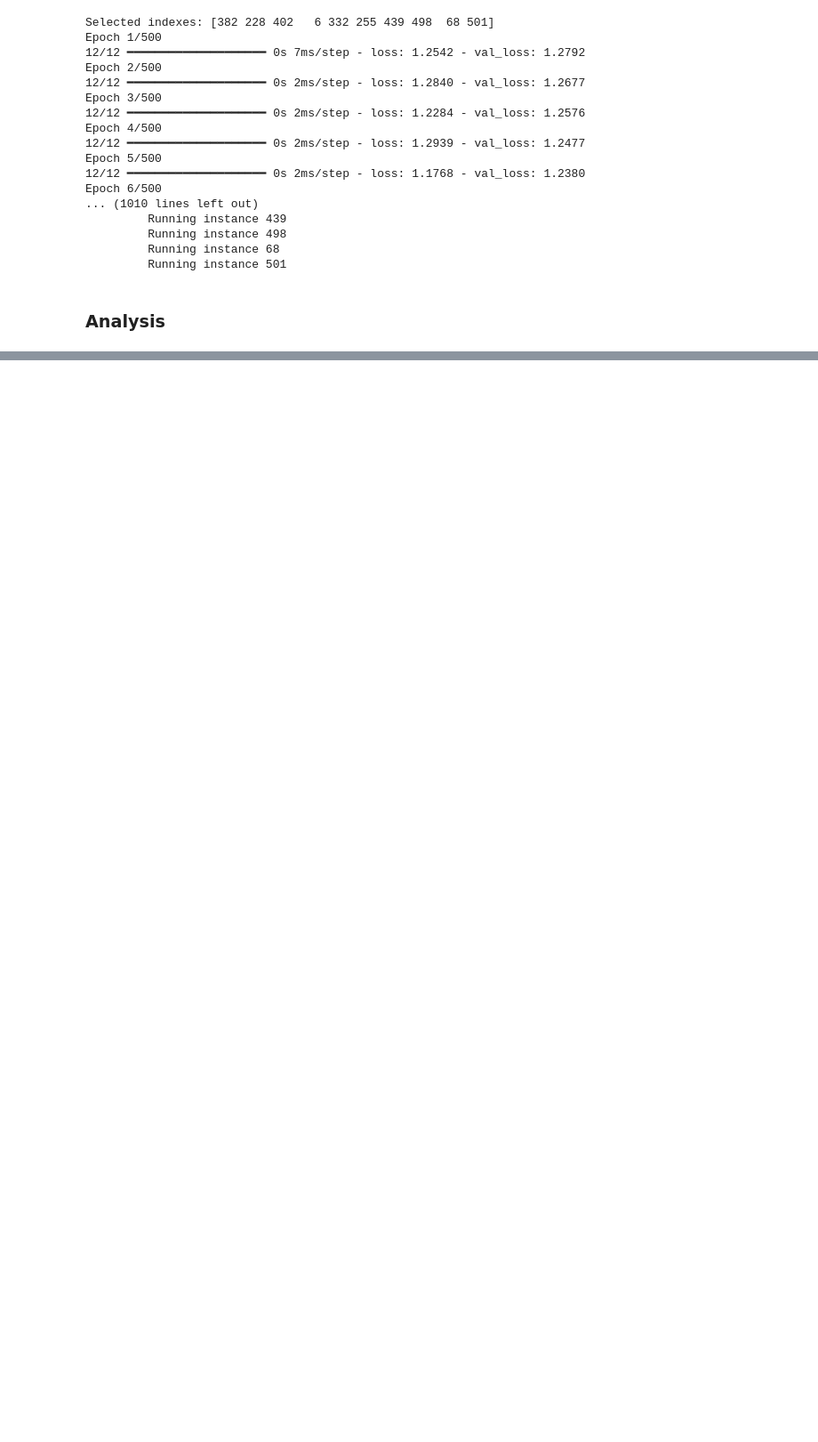
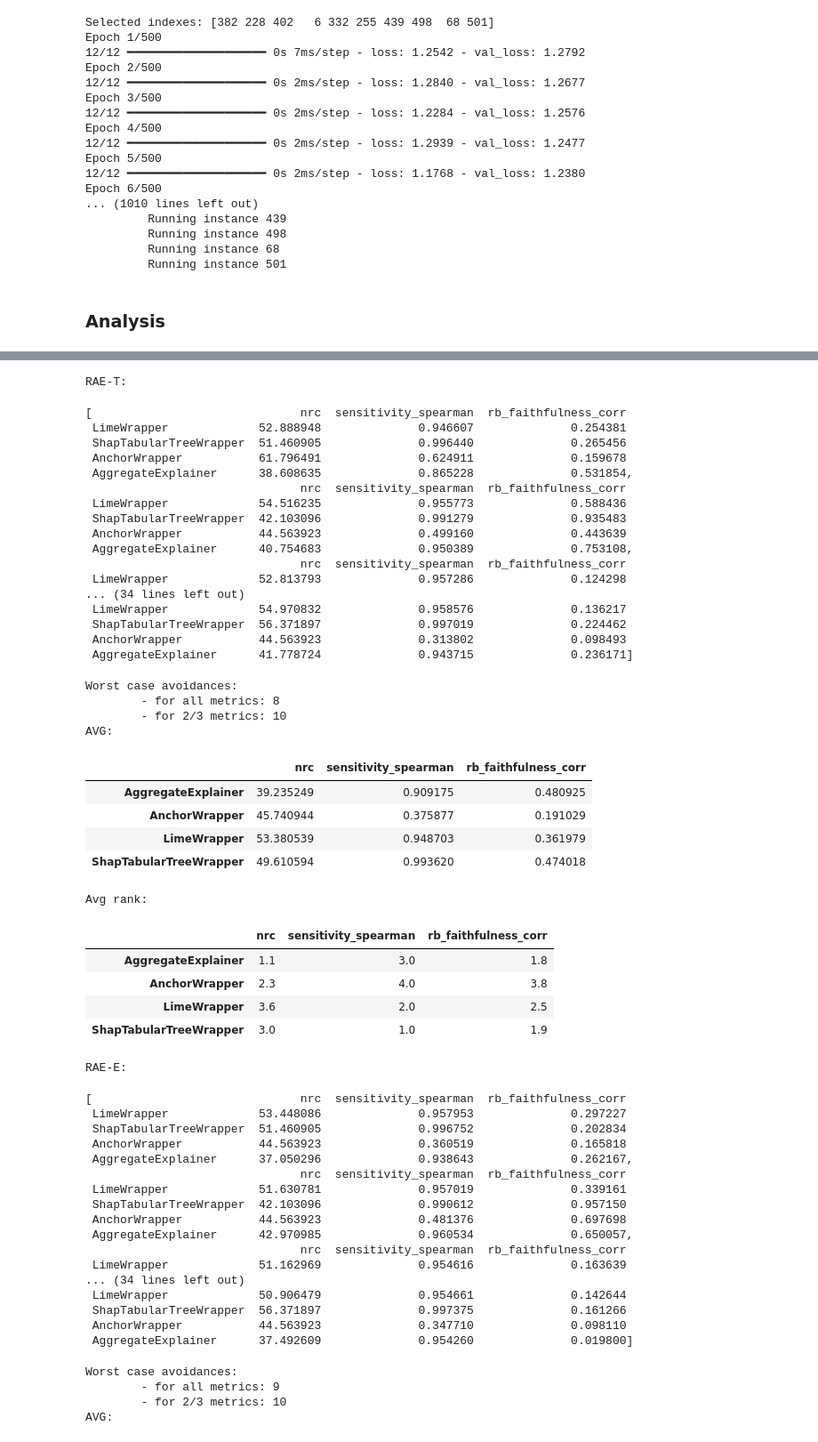
Before and after one commit to hiaac-finance/xai_aggregation, a Jupyter notebook: experiments/EXP_wdbc_dataset.ipynb, the cells around one changed output, grey strips where cells are left out. Shown at 89% size. Drawn from its saved outputs; the diff is of its cells as text; code cells hidden in the pictures; blank space fills up the shorter version.

```diff
--- a/experiments/EXP_wdbc_dataset.ipynb
+++ b/experiments/EXP_wdbc_dataset.ipynb
@@ -160,0 +188,59 @@ AVG:
+# %%
+methods = ["RAE-T", "RAE-E"]
+present_experiment_run(exp, labels=methods)
+# %% [output]
+RAE-T:
+[                              nrc  sensitivity_spearman  rb_faithfulness_corr
+ LimeWrapper             52.888948              0.946607              0.254381
+ ShapTabularTreeWrapper  51.460905              0.996440              0.265456
+ AnchorWrapper           61.796491              0.624911              0.159678
+ AggregateExplainer      38.608635              0.865228              0.531854,
+                               nrc  sensitivity_spearman  rb_faithfulness_corr
+ LimeWrapper             54.516235              0.955773              0.588436
+ ShapTabularTreeWrapper  42.103096              0.991279              0.935483
+ AnchorWrapper           44.563923              0.499160              0.443639
+ AggregateExplainer      40.754683              0.950389              0.753108,
+                               nrc  sensitivity_spearman  rb_faithfulness_corr
+ LimeWrapper             52.813793              0.957286              0.124298
+... (34 lines left out)
+ LimeWrapper             54.970832              0.958576              0.136217
+ ShapTabularTreeWrapper  56.371897              0.997019              0.224462
+ AnchorWrapper           44.563923              0.313802              0.098493
+ AggregateExplainer      41.778724              0.943715              0.236171]
+Worst case avoidances:
+        - for all metrics: 8
+        - for 2/3 metrics: 10
+AVG:
+|  | nrc | sensitivity_spearman | rb_faithfulness_corr |
+| AggregateExplainer | 39.235249 | 0.909175 | 0.480925 |
+| AnchorWrapper | 45.740944 | 0.375877 | 0.191029 |
+| LimeWrapper | 53.380539 | 0.948703 | 0.361979 |
+| ShapTabularTreeWrapper | 49.610594 | 0.993620 | 0.474018 |
+Avg rank:
+|  | nrc | sensitivity_spearman | rb_faithfulness_corr |
+| AggregateExplainer | 1.1 | 3.0 | 1.8 |
+| AnchorWrapper | 2.3 | 4.0 | 3.8 |
+| LimeWrapper | 3.6 | 2.0 | 2.5 |
+| ShapTabularTreeWrapper | 3.0 | 1.0 | 1.9 |
+RAE-E:
+[                              nrc  sensitivity_spearman  rb_faithfulness_corr
+ LimeWrapper             53.448086              0.957953              0.297227
+ ShapTabularTreeWrapper  51.460905              0.996752              0.202834
+ AnchorWrapper           44.563923              0.360519              0.165818
+ AggregateExplainer      37.050296              0.938643              0.262167,
+                               nrc  sensitivity_spearman  rb_faithfulness_corr
+ LimeWrapper             51.630781              0.957019              0.339161
+ ShapTabularTreeWrapper  42.103096              0.990612              0.957150
+ AnchorWrapper           44.563923              0.481376              0.697698
+ AggregateExplainer      42.970985              0.960534              0.650057,
+                               nrc  sensitivity_spearman  rb_faithfulness_corr
+ LimeWrapper             51.162969              0.954616              0.163639
+... (34 lines left out)
+ LimeWrapper             50.906479              0.954661              0.142644
+ ShapTabularTreeWrapper  56.371897              0.997375              0.161266
+ AnchorWrapper           44.563923              0.347710              0.098110
+ AggregateExplainer      37.492609              0.954260              0.019800]
+Worst case avoidances:
+        - for all metrics: 9
+        - for 2/3 metrics: 10
+AVG:
```
Also changed, not shown: parts of 9 cells of this notebook, 11 other files.
